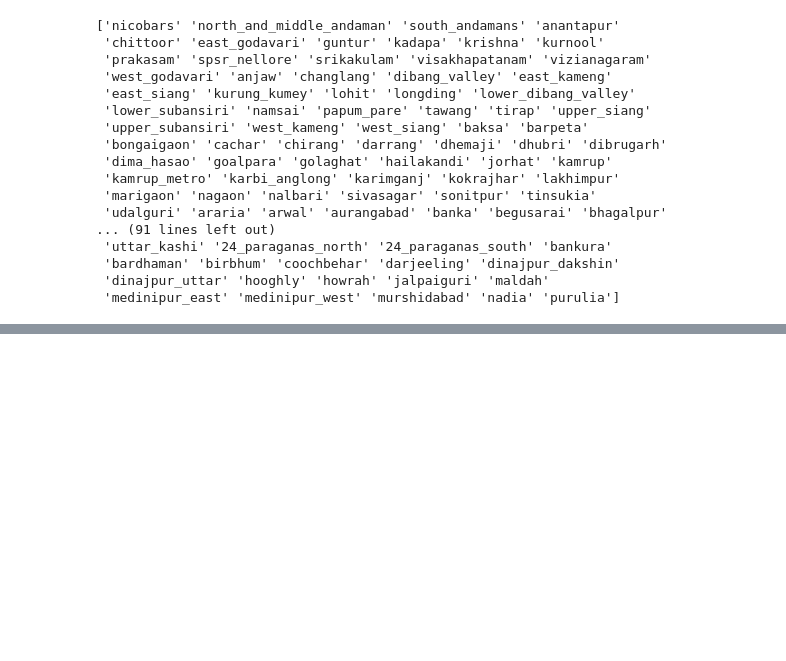
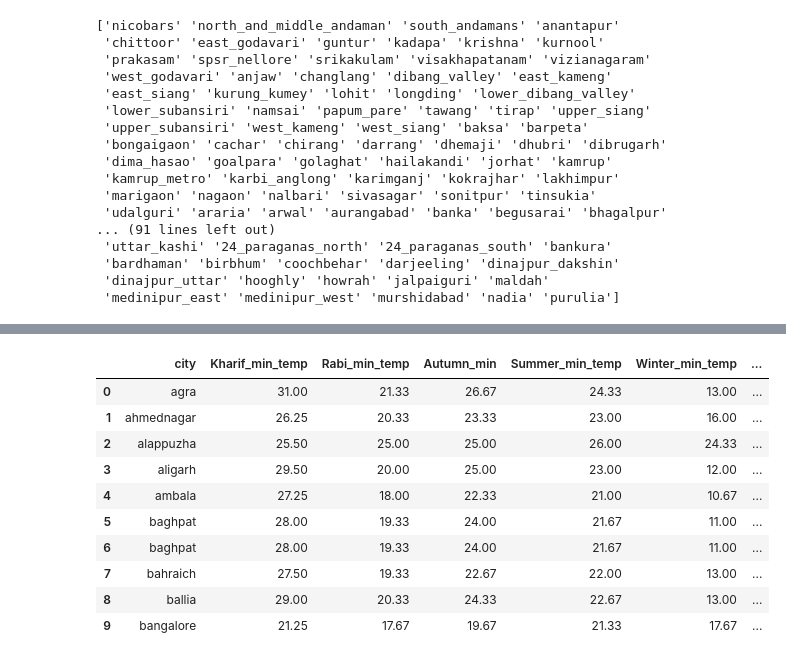
Before and after one commit to piyush-mk/TRINIT_ExeAI_ML, a Jupyter notebook: preprocess.ipynb, the cells around one changed output, grey strips where cells are left out. Cells and saved outputs as stored; diff of their text form; code cells hidden in the pictures; blank space fills up the shorter version.

```diff
--- a/preprocess.ipynb
+++ b/preprocess.ipynb
@@ -831,0 +854,19 @@ df19.to_csv('Clean_dataset/3_filtered.csv',index=False)
+# %%
+#rename the column name Kharif_min to Kharif_min_temp and Kharif_max to Kharif_max_temp and so on
+df20.rename(columns={'Kharif_min':'Kharif_min_temp','Kharif_max':'Kharif_max_temp','Rabi_min':'Rabi_min_temp','Rabi_max':'Rabi_max_temp','Summer_min':'Summer_min_temp','Summer_max':'Summer_max_temp','Winter_min':'Winter_min_temp','Winter_max':'Winter_max_temp','Whole_Year_min':'Whole_Year_min_temp','Whole_Year_max':'Whole_Year_max_temp'},inplace=True)
+
+#rename the column name Kharif to Kharif_rain and Rabi to Rabi_rain and so on
+df20.rename(columns={'Kharif':'Kharif_rain','Rabi':'Rabi_rain','Summer':'Summer_rain','Winter':'Winter_rain','Whole_Year':'Whole_Year_rain'},inplace=True)
+df20.head(10)
+# %% [output]
+|  | city | Kharif_min_temp | Rabi_min_temp | Autumn_min | Summer_min_temp | Winter_min_temp | ... |
+| 0 | agra | 31.00 | 21.33 | 26.67 | 24.33 | 13.00 | ... |
+| 1 | ahmednagar | 26.25 | 20.33 | 23.33 | 23.00 | 16.00 | ... |
+| 2 | alappuzha | 25.50 | 25.00 | 25.00 | 26.00 | 24.33 | ... |
+| 3 | aligarh | 29.50 | 20.00 | 25.00 | 23.00 | 12.00 | ... |
+| 4 | ambala | 27.25 | 18.00 | 22.33 | 21.00 | 10.67 | ... |
+| 5 | baghpat | 28.00 | 19.33 | 24.00 | 21.67 | 11.00 | ... |
+| 6 | baghpat | 28.00 | 19.33 | 24.00 | 21.67 | 11.00 | ... |
+| 7 | bahraich | 27.50 | 19.33 | 22.67 | 22.00 | 13.00 | ... |
+| 8 | ballia | 29.00 | 20.33 | 24.33 | 22.67 | 13.00 | ... |
+| 9 | bangalore | 21.25 | 17.67 | 19.67 | 21.33 | 17.67 | ... |
```
Also changed, not shown: parts of 12 cells of this notebook, 9 other files.
